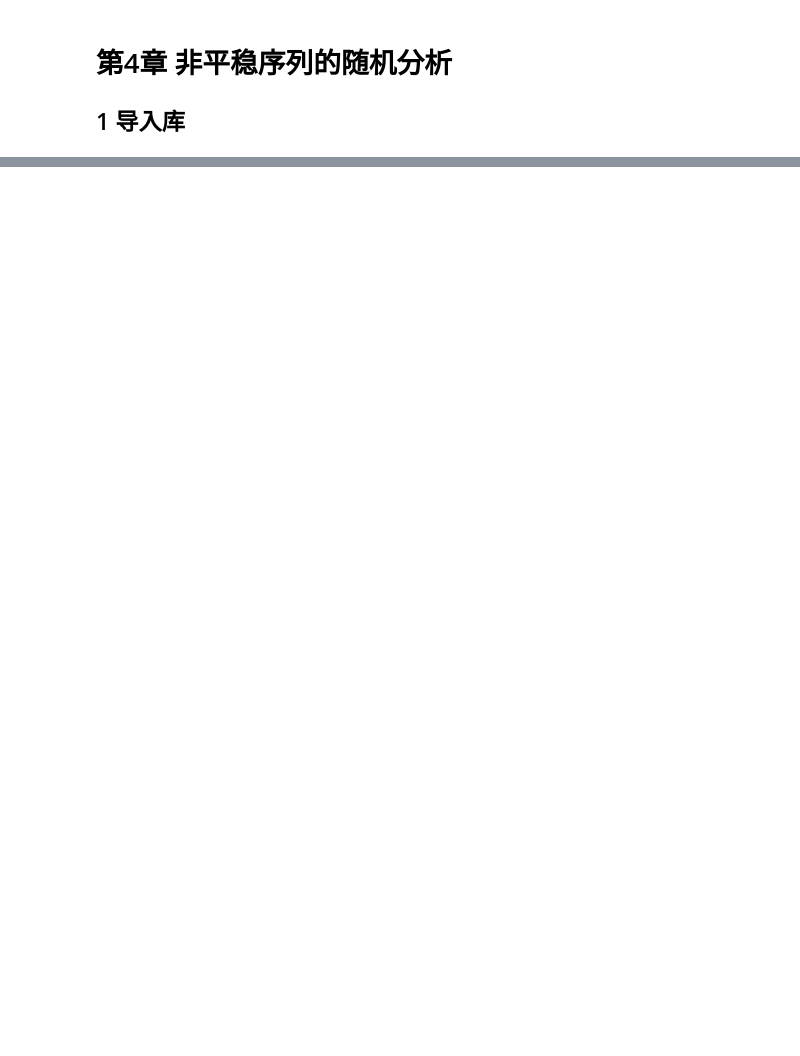
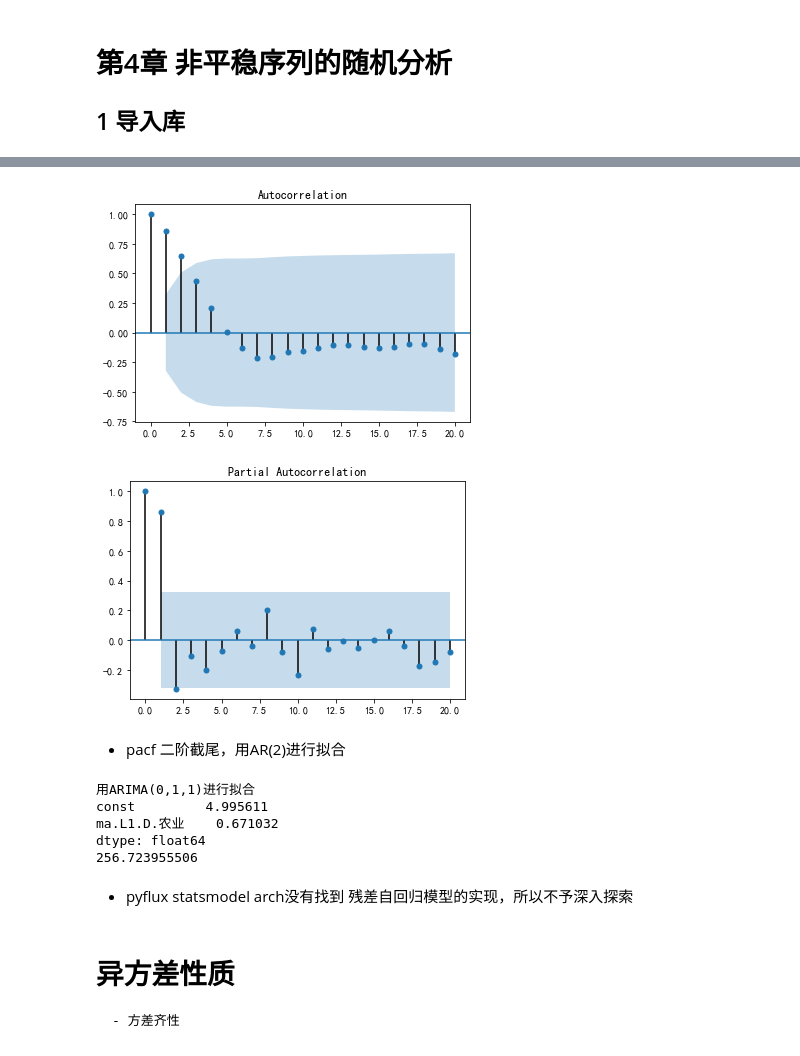
Before and after one commit to apmfifty/statistics, a Jupyter notebook: 应用时间序列分析/第4章 非平稳序列的随机分析.ipynb, the cells around one changed output, grey strips where cells are left out. Cells and saved outputs as stored; diff of their text form; code cells hidden in the pictures; blank space fills up the shorter version.

```diff
--- a/应用时间序列分析/第4章 非平稳序列的随机分析.ipynb
+++ b/应用时间序列分析/第4章 非平稳序列的随机分析.ipynb
@@ -83,0 +315,29 @@ display(my_Q_LB(ts_diff_diff4,out_lags_list=[6,12,18],p_threshold=0.05))
+# %%
+农业收入线性残差=农业收入-线性resuls.fittedvalues
+sm.graphics.tsa.plot_acf(农业收入线性残差,lags=20)
+plt.show()
+
+sm.graphics.tsa.plot_pacf(农业收入线性残差,lags=20)
+plt.show()
+# %% [output]
+[figure, added]
+[figure, added]
+# %% [markdown]
+- pacf 二阶截尾，用AR(2)进行拟合
+# %%
+print("用ARIMA(0,1,1)进行拟合")
+ARIMA_model=ARIMA(endog=农业收入,order=(0,1,1))
+ARIMA_results=ARIMA_model.fit(trend='c')
+print(ARIMA_results.params)
+print(ARIMA_results.bic)
+# %% [output]
+用ARIMA(0,1,1)进行拟合
+const         4.995611
+ma.L1.D.农业    0.671032
+dtype: float64
+256.723955506
+# %% [markdown]
+- pyflux statsmodel  arch没有找到 残差自回归模型的实现，所以不予深入探索
+# %% [markdown]
+# 异方差性质
+    - 方差齐性
```
Also changed, not shown: parts of 40 cells of this notebook, 4 other files.
